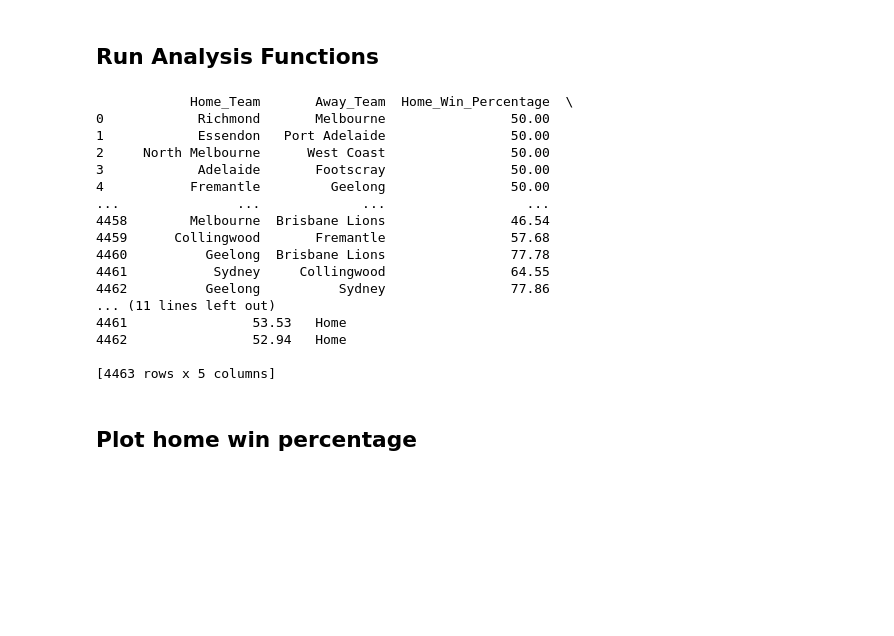
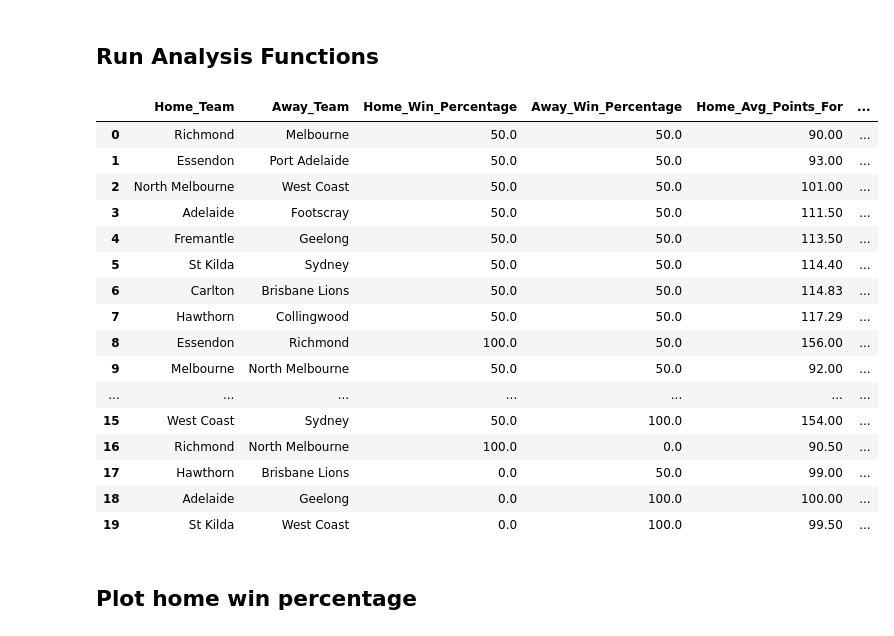
Before and after one commit to Cellett19/afl-match-predictor, a Jupyter notebook: Notebooks/afl_analysis.ipynb, the cells around one changed output. Saved outputs shown, nothing was run; the diff lists cells and outputs as text; code cells hidden in the pictures; blank space fills up the shorter version.

Commit message:
Add historical feature engineering for match prediction
- Added average points scored features
- Added average points conceded features
- Added average point differential features
- Updated README

```diff
--- a/Notebooks/afl_analysis.ipynb
+++ b/Notebooks/afl_analysis.ipynb
@@ -48,25 +48,25 @@ team_avg_pt_differential = calculate_team_avg_pt_differential(df)
 # %%
 feature_df = create_feature_df(df)
 
-print(feature_df)
+feature_df.head(20)
 # %% [output]
-            Home_Team       Away_Team  Home_Win_Percentage  \
-0            Richmond       Melbourne                50.00
-1            Essendon   Port Adelaide                50.00
-2     North Melbourne      West Coast                50.00
-3            Adelaide       Footscray                50.00
-4           Fremantle         Geelong                50.00
-...               ...             ...                  ...
-4458        Melbourne  Brisbane Lions                46.54
-4459      Collingwood       Fremantle                57.68
-4460          Geelong  Brisbane Lions                77.78
-4461           Sydney     Collingwood                64.55
-4462          Geelong          Sydney                77.86
-... (11 lines left out)
-4461                53.53   Home
-4462                52.94   Home
-
-[4463 rows x 5 columns]
+|  | Home_Team | Away_Team | Home_Win_Percentage | Away_Win_Percentage | Home_Avg_Points_For | ... |
+| 0 | Richmond | Melbourne | 50.0 | 50.0 | 90.00 | ... |
+| 1 | Essendon | Port Adelaide | 50.0 | 50.0 | 93.00 | ... |
+| 2 | North Melbourne | West Coast | 50.0 | 50.0 | 101.00 | ... |
+| 3 | Adelaide | Footscray | 50.0 | 50.0 | 111.50 | ... |
+| 4 | Fremantle | Geelong | 50.0 | 50.0 | 113.50 | ... |
+| 5 | St Kilda | Sydney | 50.0 | 50.0 | 114.40 | ... |
+| 6 | Carlton | Brisbane Lions | 50.0 | 50.0 | 114.83 | ... |
+| 7 | Hawthorn | Collingwood | 50.0 | 50.0 | 117.29 | ... |
+| 8 | Essendon | Richmond | 100.0 | 50.0 | 156.00 | ... |
+| 9 | Melbourne | North Melbourne | 50.0 | 50.0 | 92.00 | ... |
+| ... | ... | ... | ... | ... | ... | ... |
+| 15 | West Coast | Sydney | 50.0 | 100.0 | 154.00 | ... |
+| 16 | Richmond | North Melbourne | 100.0 | 0.0 | 90.50 | ... |
+| 17 | Hawthorn | Brisbane Lions | 0.0 | 50.0 | 99.00 | ... |
+| 18 | Adelaide | Geelong | 0.0 | 100.0 | 100.00 | ... |
+| 19 | St Kilda | West Coast | 0.0 | 100.0 | 99.50 | ... |
 # %% [markdown]
 ## Plot home win percentage
 # %%
```
Also changed, not shown: 3 other files.
